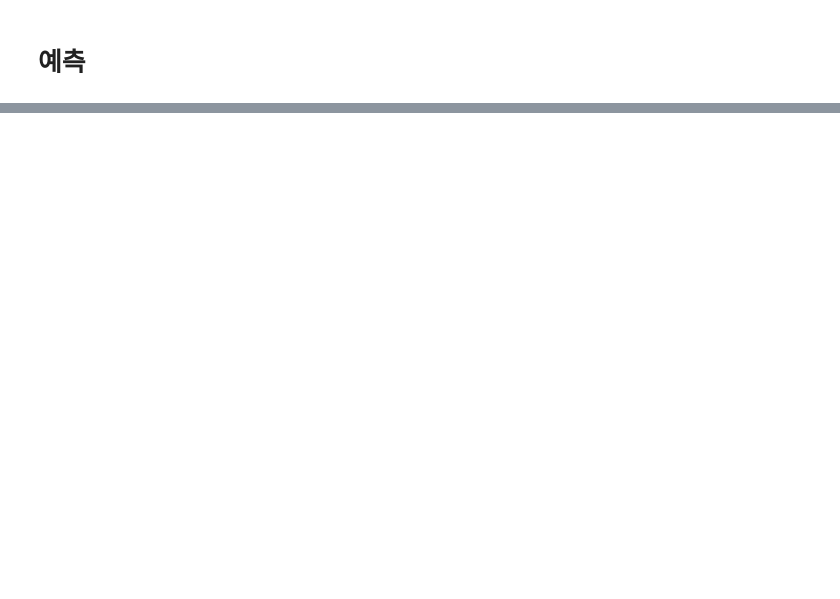
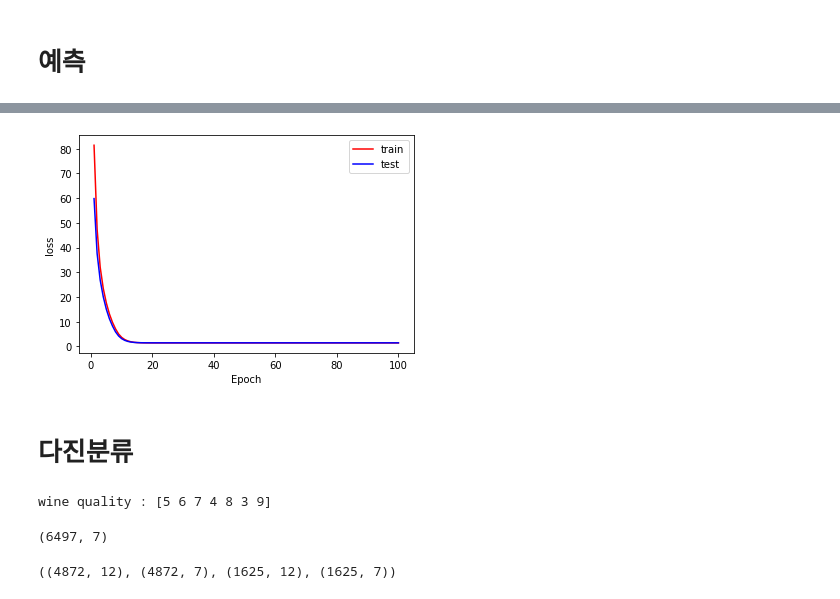
Before and after one commit to MinjuKang727/Python, a Jupyter notebook: Deep_Learning/Colab Notebooks/딥러닝01. 딥러닝 기초.ipynb, the cells around one changed output, grey strips where cells are left out. Saved outputs shown, nothing was run; the diff lists cells and outputs as text; code cells hidden in the pictures; blank space fills up the shorter version.

```diff
--- a/Deep_Learning/Colab Notebooks/딥러닝01. 딥러닝 기초.ipynb
+++ b/Deep_Learning/Colab Notebooks/딥러닝01. 딥러닝 기초.ipynb
@@ -318,0 +950,17 @@ pred
+# %%
+# 신경망 설계
+from tensorflow.keras.models import Sequential
+from tensorflow.keras.layers import Dense
+
+model10 = Sequential()
+
+model10.add(Dense(units=24, input_dim=12, activation="sigmoid"))
+
+model10.add(Dense(units=48, activation="sigmoid"))
+model10.add(Dense(units=24, activation="sigmoid"))
+
+# 회귀인 경우 units는 1로 activation은 linear을 쓰거나 activation을 설정하지 않음
+# model10.add(Dense(units=1, activation="linear"))
+model10.add(Dense(units=1))
+
+model10.summary()
@@ -318,0 +985,4 @@ pred
+# %%
+model10.compile(loss="mse", optimizer="adam")
+# %%
+h10 = model10.fit(X_train, y_train, batch_size=100, epochs=100, validation_data=(X_test, y_test))
@@ -318,0 +1007,40 @@ pred
+# %%
+import matplotlib.pyplot as plt
+
+# 학습 결과에서 loss값들을 가져온다
+loss = h10.history["loss"]
+val_loss = h10.history["val_loss"]
+
+# 반복수
+xaxis = range(1, len(loss) + 1)
+
+plt.plot(xaxis, loss, "r", label="train")
+plt.plot(xaxis, val_loss, "b", label="test")
+plt.legend()
+plt.xlabel("Epoch")
+plt.ylabel("loss")
+plt.show()
+# %% [output]
+[figure, added]
+# %% [markdown]
+# 다진분류
+# %%
+# 라벨 값을 quality 컬럼 사용
+X = wine.loc[:,].drop("quality", axis=1)
+y = wine["quality"]
+print("wine quality :",y.unique())
+
+# y를 원핫인코딩
+y_en = pd.get_dummies(y)
+y_en.shape
+# %% [output]
+wine quality : [5 6 7 4 8 3 9]
+(6497, 7)
+# %%
+# 훈련 데이터와 테스트 데이터로 분리
+from sklearn.model_selection import train_test_split
+
+X_train, X_test, y_train, y_test = train_test_split(X, y_en, random_state = 0 )
+X_train.shape, y_train.shape, X_test.shape, y_test.shape
+# %% [output]
+((4872, 12), (4872, 7), (1625, 12), (1625, 7))
```
Also changed, not shown: parts of 82 cells of this notebook.
